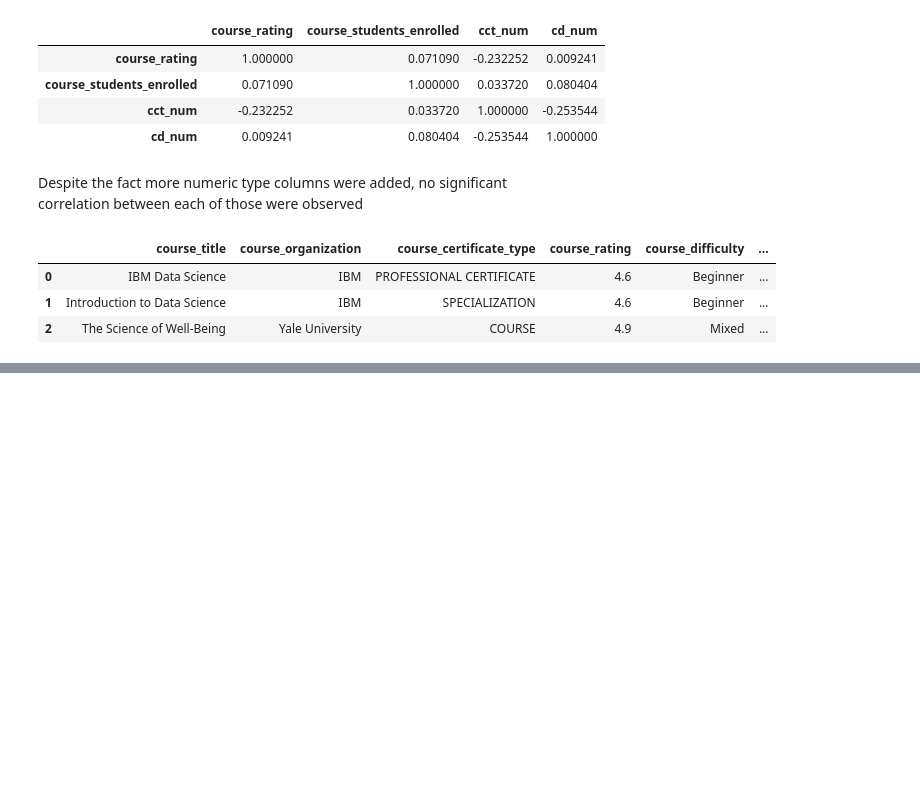
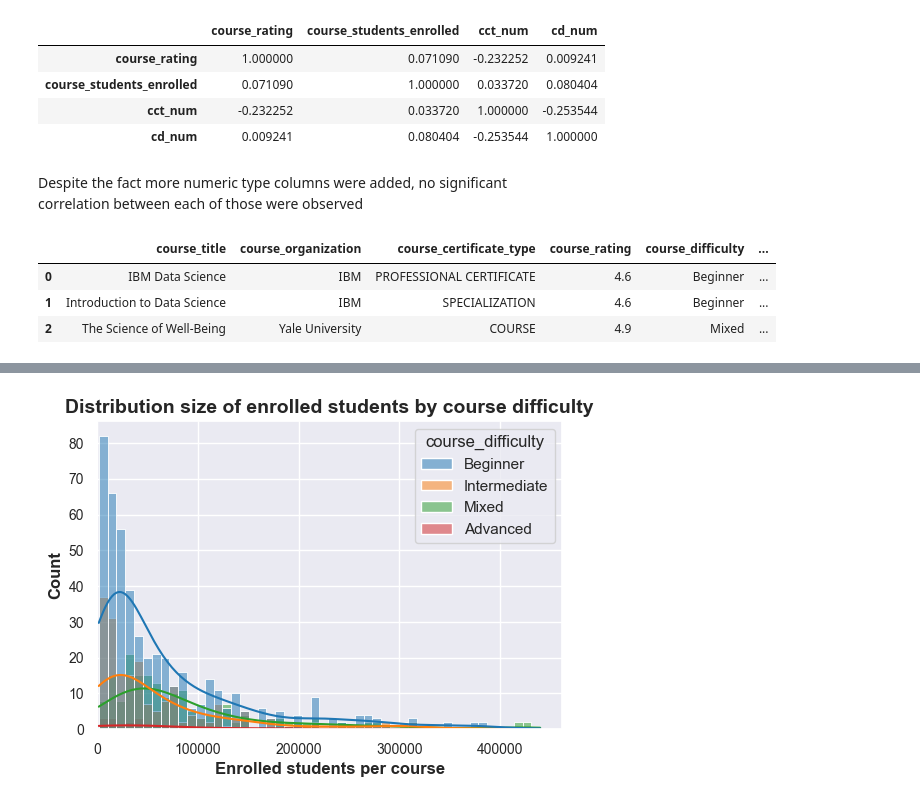
Before and after one commit to ShariYo/Modul1_Sprint3, a Jupyter notebook: project/main.ipynb, the cells around one changed output, grey strips where cells are left out. Drawn from its saved outputs; the diff is of its cells as text; code cells hidden in the pictures; blank space fills up the shorter version.

```diff
--- a/project/main.ipynb
+++ b/project/main.ipynb
@@ -362,0 +393,18 @@ plt.show()
+# %%
+plt.figure(figsize=(6, 4))
+sns.histplot(
+    data=prep_df,
+    x="course_students_enrolled",
+    bins=50,
+    kde=True,
+    hue="course_difficulty"
+)
+plt.xlabel("Enrolled students per course", fontweight="bold")
+plt.ylabel("Count", fontweight="bold")
+plt.title("Distribution size of enrolled students by course difficulty", fontweight="bold", fontsize=14)
+plt.yticks(fontsize=10)
+plt.xticks(fontsize=10)
+plt.xlim(0)
+plt.show()
+# %% [output]
+[figure, added]
```
Also changed, not shown: parts of 7 cells of this notebook, 1 other file.
